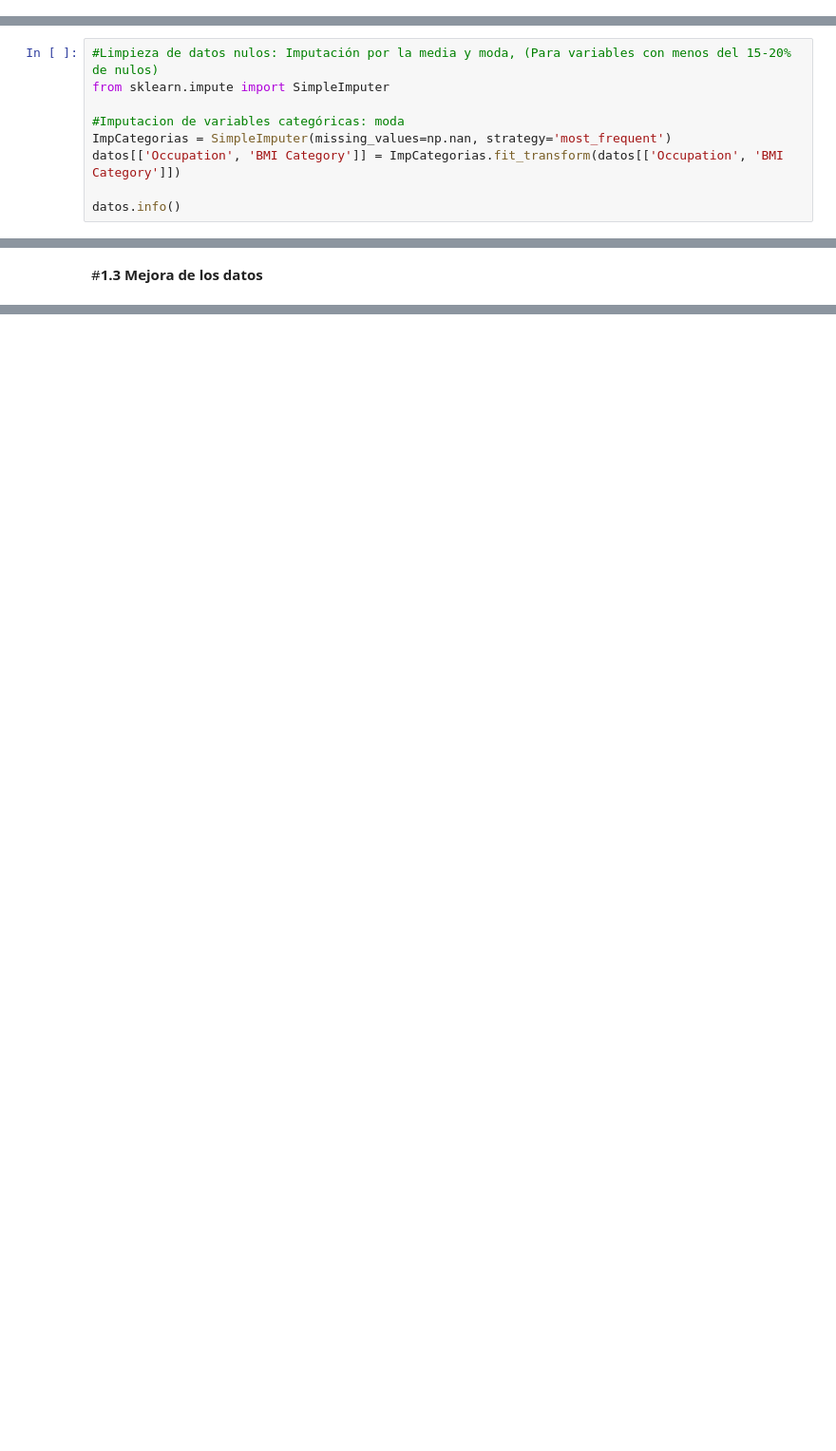
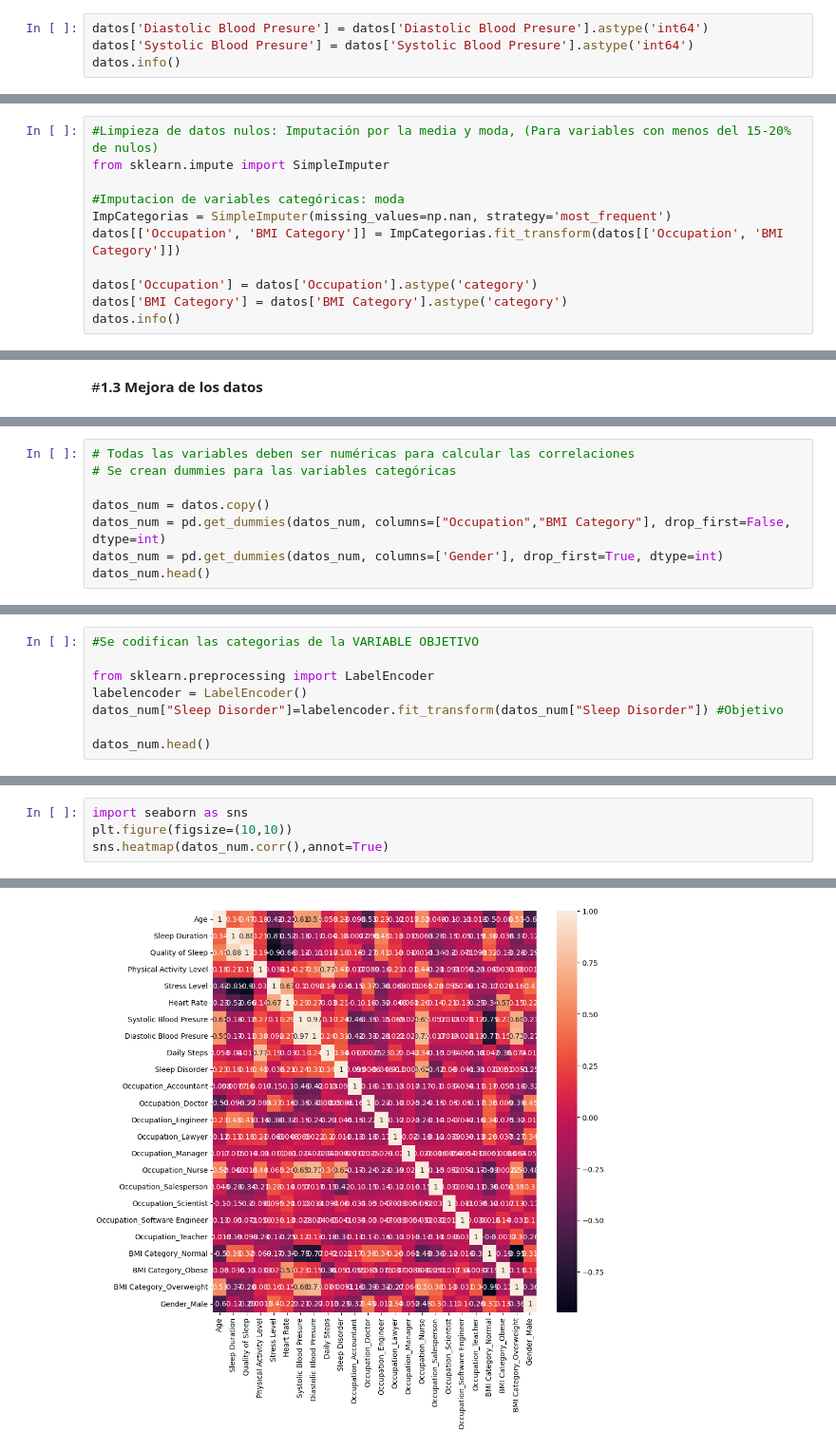
Before and after one commit to JuanfeP2004/Taller-4-Analitica-de-datos, a Jupyter notebook: Taller_4CalidadDatos.ipynb, the cells around one changed output, grey strips where cells are left out. Shown at 95% size. Cells and saved outputs as stored; diff of their text form; blank space fills up the shorter version.

Commit message:
Se agrego la mejora de los datos

```diff
--- a/Taller_4CalidadDatos.ipynb
+++ b/Taller_4CalidadDatos.ipynb
@@ -92,0 +163,4 @@ datos.head()
+# %%
+datos['Diastolic Blood Presure'] = datos['Diastolic Blood Presure'].astype('int64')
+datos['Systolic Blood Presure'] = datos['Systolic Blood Presure'].astype('int64')
+datos.info()
@@ -107,4 +243,6 @@ from sklearn.impute import SimpleImputer
 ImpCategorias = SimpleImputer(missing_values=np.nan, strategy='most_frequent')
 datos[['Occupation', 'BMI Category']] = ImpCategorias.fit_transform(datos[['Occupation', 'BMI Category']])
 
+datos['Occupation'] = datos['Occupation'].astype('category')
+datos['BMI Category'] = datos['BMI Category'].astype('category')
 datos.info()
@@ -112,0 +274,8 @@ datos.info()
+# %%
+# Todas las variables deben ser numéricas para calcular las correlaciones
+# Se crean dummies para las variables categóricas
+
+datos_num = datos.copy()
+datos_num = pd.get_dummies(datos_num, columns=["Occupation","BMI Category"], drop_first=False, dtype=int)
+datos_num = pd.get_dummies(datos_num, columns=['Gender'], drop_first=True, dtype=int)
+datos_num.head()
@@ -112,0 +292,8 @@ datos.info()
+# %%
+#Se codifican las categorias de la VARIABLE OBJETIVO
+
+from sklearn.preprocessing import LabelEncoder
+labelencoder = LabelEncoder()
+datos_num["Sleep Disorder"]=labelencoder.fit_transform(datos_num["Sleep Disorder"]) #Objetivo
+
+datos_num.head()
@@ -112,0 +329,5 @@ datos.info()
+# %%
+import seaborn as sns
+plt.figure(figsize=(10,10))
+sns.heatmap(datos_num.corr(),annot=True)
+# %% [output]
@@ -112,0 +335 @@ datos.info()
+[figure, added]
```
Also changed, not shown: parts of 23 cells of this notebook.
